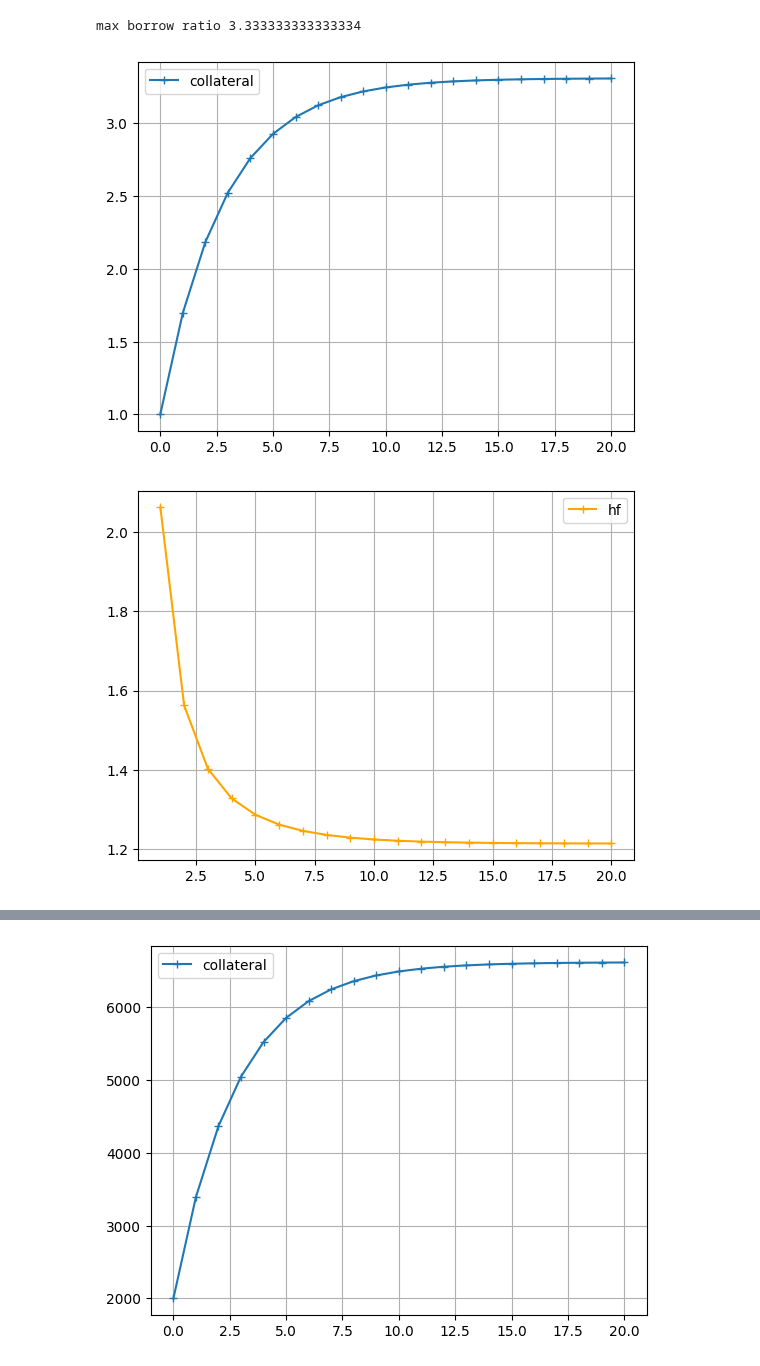
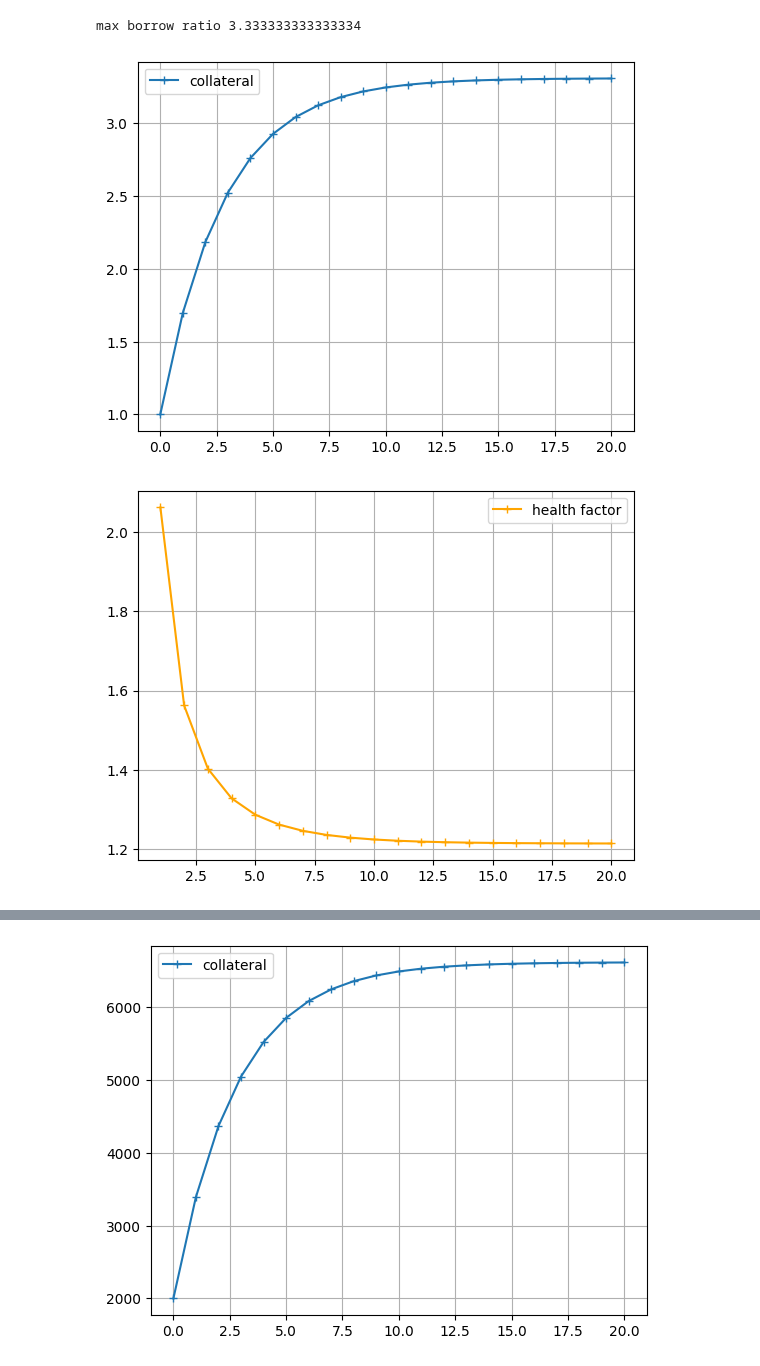
Before and after one commit to t4sk/notes, a Jupyter notebook: python/leverage.ipynb, the cells around one changed output, grey strips where cells are left out. Saved outputs shown, nothing was run; the diff lists cells and outputs as text; code cells hidden in the pictures.

```diff
--- a/python/leverage.ipynb
+++ b/python/leverage.ipynb
@@ -70,35 +70,35 @@ for i in range(20):
     plot_data["total_col_amt"].append(total_col_amt)
     plot_data["hf"].append(hf)
     plot_data["profit"].append(profit)
     plot_data["liq_price"].append(liq_price)
 
 ### Plot ###
 import numpy as np
 import matplotlib.pyplot as plt
 
 plt.plot(plot_data["total_col_amt"], marker = "+")
 plt.legend(["collateral"])
 plt.grid()
 plt.show()
 
 plt.plot(plot_data["hf"], marker = "+", color = "orange")
-plt.legend(["hf"])
+plt.legend(["health factor"])
 plt.grid()
 plt.show()
 
 plt.plot(plot_data["profit"], marker = "+", color = "green")
 plt.legend(["profit"])
 plt.grid()
 plt.show()
 
 plt.plot(plot_data["liq_price"], marker = "+", color = "red")
 plt.legend(["liquidation price"])
 plt.grid()
 plt.show()
 # %% [output]
 max borrow ratio 3.333333333333334
 [figure]
-[figure, old version]
+[figure, new version]
 [figure]
 [figure]
 # %%
```
Also changed, not shown: parts of 1 cell of this notebook.
